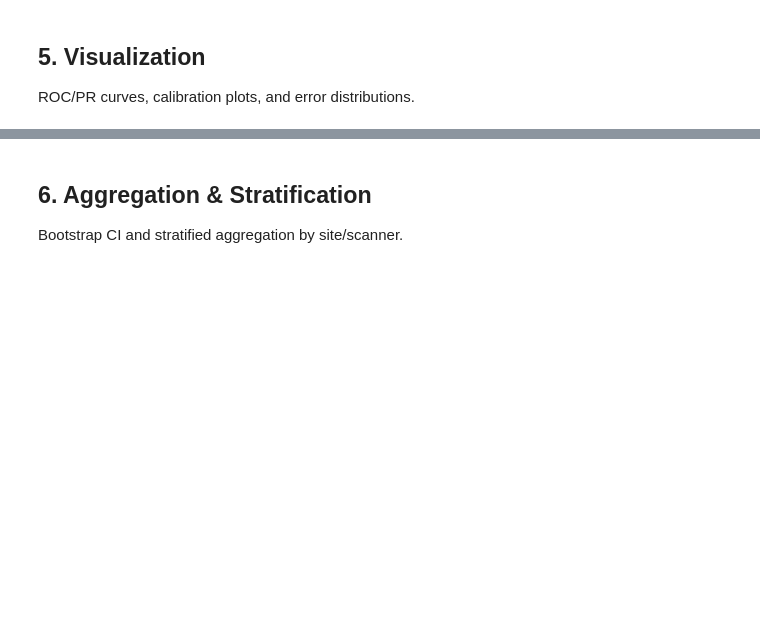
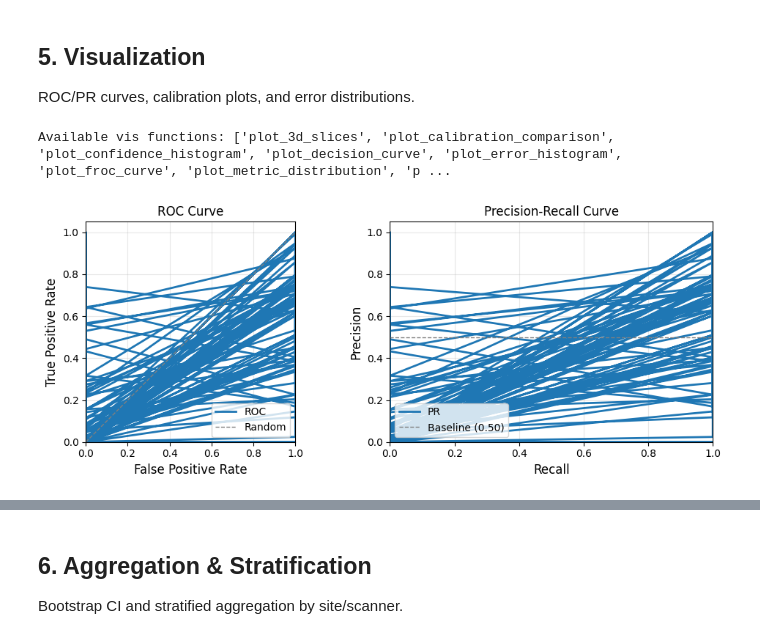
Before and after one commit to Eisenherz00/medeval, a Jupyter notebook: notebooks/demo.ipynb, the cells around one changed output, grey strips where cells are left out. Drawn from its saved outputs; the diff is of its cells as text; code cells hidden in the pictures; blank space fills up the shorter version.

```diff
--- a/notebooks/demo.ipynb
+++ b/notebooks/demo.ipynb
@@ -176,27 +274,32 @@ ROC/PR curves, calibration plots, and error distributions.
 # %%
 import medeval.vis as vis
 import matplotlib.pyplot as plt
 
 # Check what's available
 available = [f for f in dir(vis) if not f.startswith('_') and callable(getattr(vis, f, None))]
 print(f"Available vis functions: {available}")
 
 # Generate sample data for visualization
 np.random.seed(42)
 y_true = np.random.randint(0, 2, 200)
 # Create scores that are correlated with labels for realistic plots
 y_score = np.clip(y_true * 0.6 + np.random.randn(200) * 0.3, 0, 1)
 
 # ROC and PR curves
+# Use plot_roc_from_predictions / plot_pr_from_predictions for raw y_true/y_score
+# These functions compute the curve points internally using sklearn
 fig, axes = plt.subplots(1, 2, figsize=(10, 4))
 
-vis.plot_roc_curve(y_true, y_score, ax=axes[0])
+vis.plot_roc_from_predictions(y_true, y_score, ax=axes[0])
 axes[0].set_title('ROC Curve')
 
-vis.plot_pr_curve(y_true, y_score, ax=axes[1])
+vis.plot_pr_from_predictions(y_true, y_score, ax=axes[1])
 axes[1].set_title('Precision-Recall Curve')
 
 plt.tight_layout()
 plt.show()
+# %% [output]
+Available vis functions: ['plot_3d_slices', 'plot_calibration_comparison', 'plot_confidence_histogram', 'plot_decision_curve', 'plot_error_histogram', 'plot_froc_curve', 'plot_metric_distribution', 'p ...
+[figure, added]
 # %%
 # Calibration and reliability diagrams
```
Also changed, not shown: parts of 14 cells of this notebook, 6 other files.
